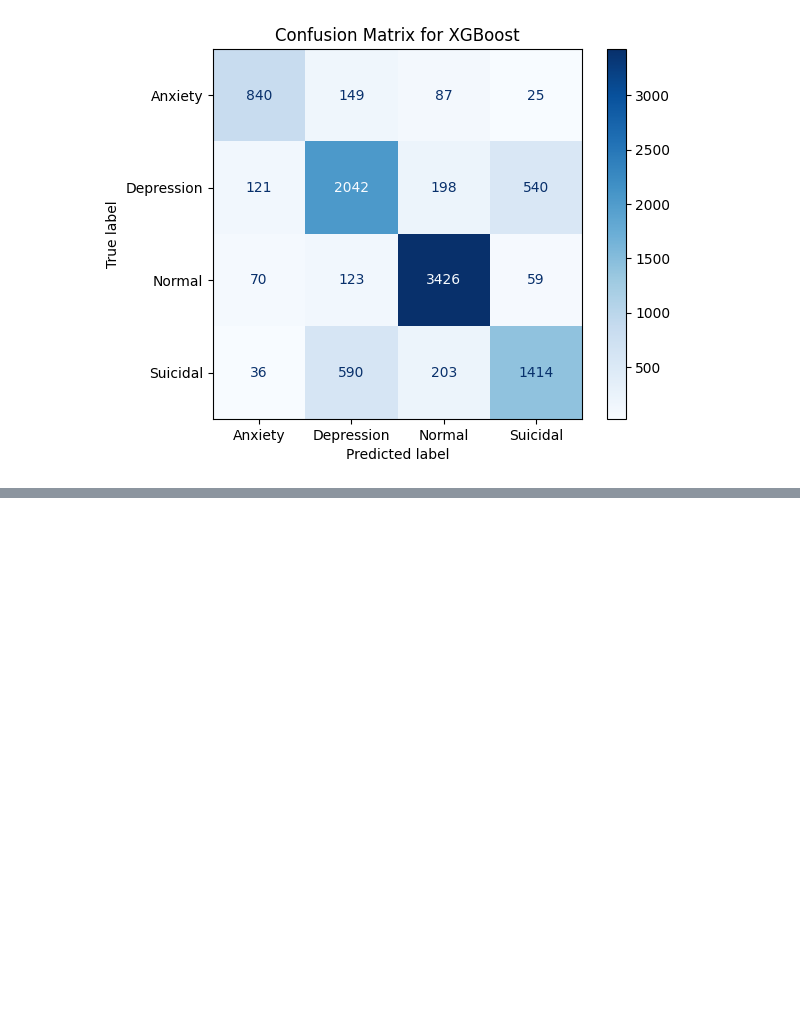
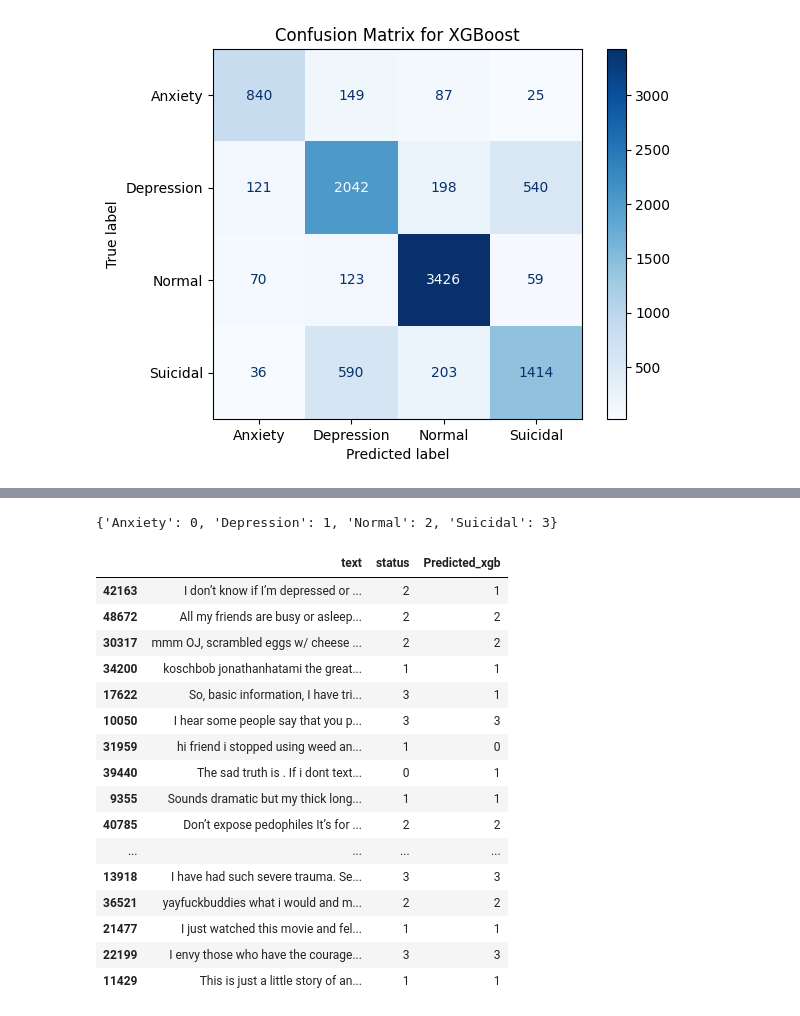
Before and after one commit to Ibrahim581/LIN_371_Project, a Jupyter notebook: Mental_Health_Analysis.ipynb, the cells around one changed output, grey strips where cells are left out. Saved outputs shown, nothing was run; the diff lists cells and outputs as text; code cells hidden in the pictures; blank space fills up the shorter version.

```diff
--- a/Mental_Health_Analysis.ipynb
+++ b/Mental_Health_Analysis.ipynb
@@ -106,8 +126,8 @@ Name: count, dtype: int64
 # %%
 # map emotions
-emotion_map = {'Anxiety': 0, 'Depression': 1, 'Normal': 2, 'Suicidal': 3}
-ytrain = ytrain.map(emotion_map)
-ytest = ytest.map(emotion_map)
+class_map = {'Anxiety': 0, 'Depression': 1, 'Normal': 2, 'Suicidal': 3}
+ytrain = ytrain.map(class_map)
+ytest = ytest.map(class_map)
 # %% [markdown]
 ## Dumb Baseline
 # %%
@@ -127,8 +147,6 @@ print(dumb_prediction_accr)
 # %%
 from sklearn.metrics import confusion_matrix, ConfusionMatrixDisplay
-from sklearn.metrics import recall_score
-from sklearn.metrics import precision_score
-from sklearn.metrics import accuracy_score
+from sklearn.metrics import classification_report
 
 
 def fit_predict(X_train, X_test, y_train, y_test, vectorizer, model):
@@ -142,17 +160,11 @@ def fit_predict(X_train, X_test, y_train, y_test, vectorizer, model):
     y_pred = model.predict(X_test)
     y_proba = model.predict_proba(X_test)
 
-    # Metrics
     cm = confusion_matrix(y_test, y_pred)
-    recall = recall_score(y_test, y_pred, average = 'macro')
-    precision = precision_score(y_test, y_pred, average = 'macro')
-    accuracy = accuracy_score(y_test, y_pred)
 
-    print('Recall: ', recall)
-    print('Precision: ', precision)
-    print('Accuracy: ', accuracy)
+    print(classification_report(y_test, y_pred, target_names=['Anxiety', 'Depression', 'Normal', 'Suicidal']))
 
-    return y_pred, y_proba, cm, recall, precision, accuracy
+    return y_pred, y_proba, cm
 # %%
 from sklearn.metrics import roc_curve, auc
 from sklearn.preprocessing import label_binarize
@@ -230,5 +245,4 @@ plot_ovr_roc_curves(ytest, y_proba_nb, classes=model_nb.classes_, class_names =
 # %%
 model_xgb = xgb.XGBClassifier(n_estimators=10000, max_depth=3, learning_rate=0.1, eval_metric = 'mlogloss')
-y_pred_xgb, y_proba_xgb, cm_xgb, recall_xgb, precision_xgb, accuracy_xgb = fit_predict(Xtrain, Xtest, ytrain, ytest, vect,
-                                                                          model_xgb)
+y_pred_xgb, y_proba_xgb, cm_xgb = fit_predict(Xtrain, Xtest, ytrain, ytest, vect, model_xgb)
 # %% [output]
@@ -267,0 +302,26 @@ plt.show()
+# %%
+# Data frame to compare true label with predicted label
+test_df = pd.concat([Xtest, ytest], axis=1)
+test_df['Predicted_xgb'] = y_pred_xgb
+print(class_map)
+pd.set_option('display.max_colwidth', None)
+test_df.head(20)
+# %% [output]
+{'Anxiety': 0, 'Depression': 1, 'Normal': 2, 'Suicidal': 3}
+|  | text | status | Predicted_xgb |
+| 42163 | I don’t know if I’m depressed or ... | 2 | 1 |
+| 48672 | All my friends are busy or asleep... | 2 | 2 |
+| 30317 | mmm OJ, scrambled eggs w/ cheese ... | 2 | 2 |
+| 34200 | koschbob jonathanhatami the great... | 1 | 1 |
+| 17622 | So, basic information, I have tri... | 3 | 1 |
+| 10050 | I hear some people say that you p... | 3 | 3 |
+| 31959 | hi friend i stopped using weed an... | 1 | 0 |
+| 39440 | The sad truth is . If i dont text... | 0 | 1 |
+| 9355 | Sounds dramatic but my thick long... | 1 | 1 |
+| 40785 | Don’t expose pedophiles It’s for ... | 2 | 2 |
+| ... | ... | ... | ... |
+| 13918 | I have had such severe trauma. Se... | 3 | 3 |
+| 36521 | yayfuckbuddies what i would and m... | 2 | 2 |
+| 21477 | I just watched this movie and fel... | 1 | 1 |
+| 22199 | I envy those who have the courage... | 3 | 3 |
+| 11429 | This is just a little story of an... | 1 | 1 |
```
Also changed, not shown: parts of 20 cells of this notebook.
